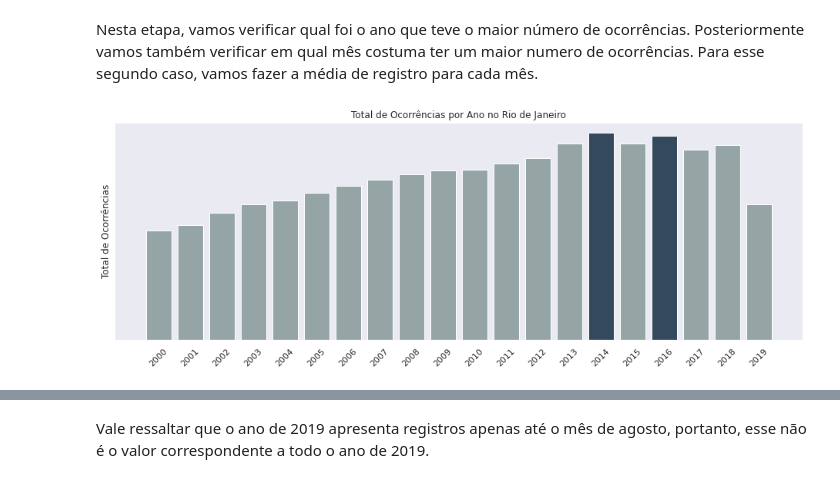
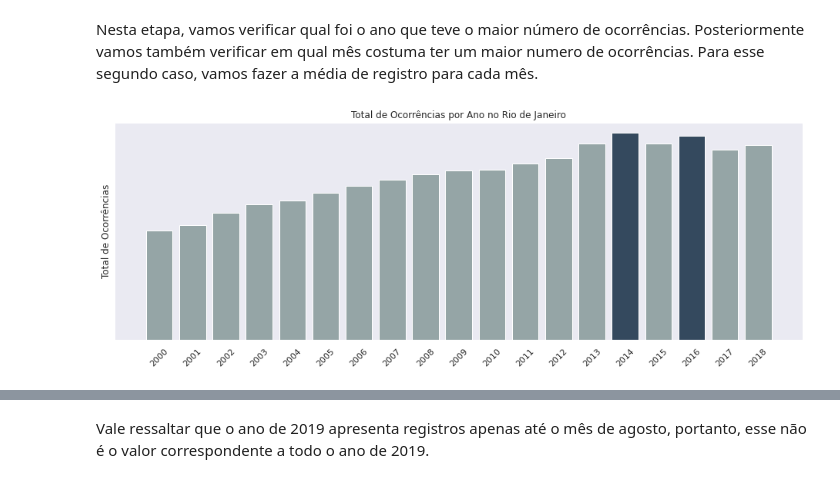
Before and after one commit to rafamarquesrmb/data_science, a Jupyter notebook: projeto02_analise_de_dados_violencia_rio_de_janeiro/analisedados_violencia_riodejaneiro_2000a2019.ipynb, the cells around one changed output, grey strips where cells are left out. Cells and saved outputs as stored; diff of their text form; code cells hidden in the pictures.

```diff
--- a/projeto02_analise_de_dados_violencia_rio_de_janeiro/analisedados_violencia_riodejaneiro_2000a2019.ipynb
+++ b/projeto02_analise_de_dados_violencia_rio_de_janeiro/analisedados_violencia_riodejaneiro_2000a2019.ipynb
@@ -611,20 +620,20 @@ Como se trata de um período em que o Brasil estava em destaque internacional, e
 # %% [markdown]
 Nesta etapa, vamos verificar qual foi o ano que teve o maior número de ocorrências. Posteriormente vamos também verificar em qual mês costuma ter um maior numero de ocorrências. Para esse segundo caso, vamos fazer a média de registro para cada mês.
 # %%
-aux = df_xxi.groupby(['vano']).registro_ocorrencias.sum()
+aux = df_xxi.loc[df_xxi['vano'] < 2019].groupby(['vano']).registro_ocorrencias.sum()
 colori = []
 for i in aux.values:
     if i >= (aux.values.max())*0.95 :
         colori.append('#34495e')
     else:
         colori.append('#95a5a6')
 plt.figure(figsize=(13,5))
 plt.bar(aux.index,aux.values,color=colori);
 plt.xticks(aux.index , rotation=45)
 plt.yticks([])
 plt.ylabel('Total de Ocorrências')
 plt.grid(False)
 plt.title('Total de Ocorrências por Ano no Rio de Janeiro')
 plt.tight_layout()
 # %% [output]
-[figure, old version]
+[figure, new version]
```
Also changed, not shown: parts of 17 cells of this notebook.
